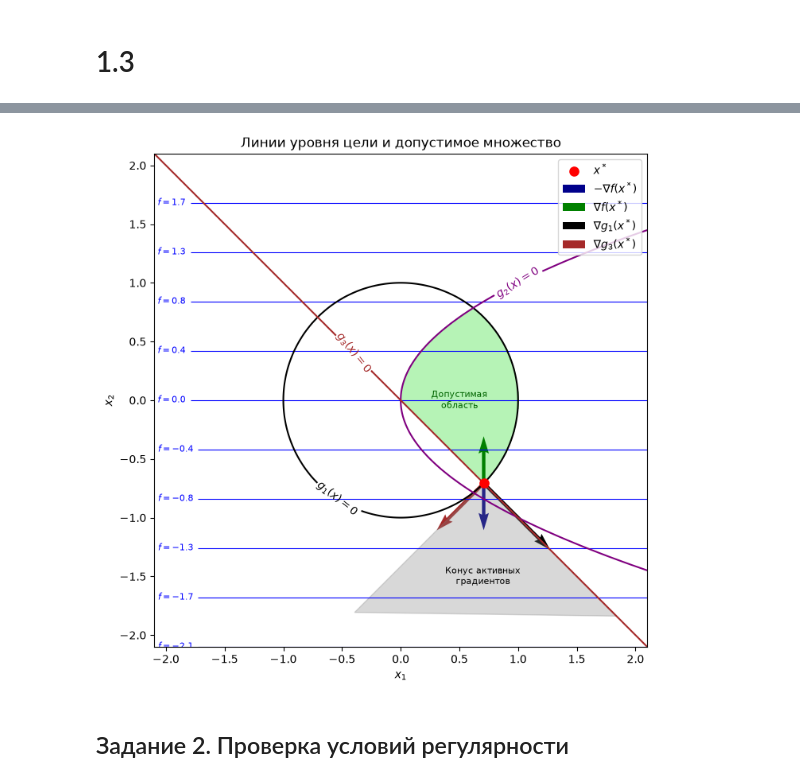
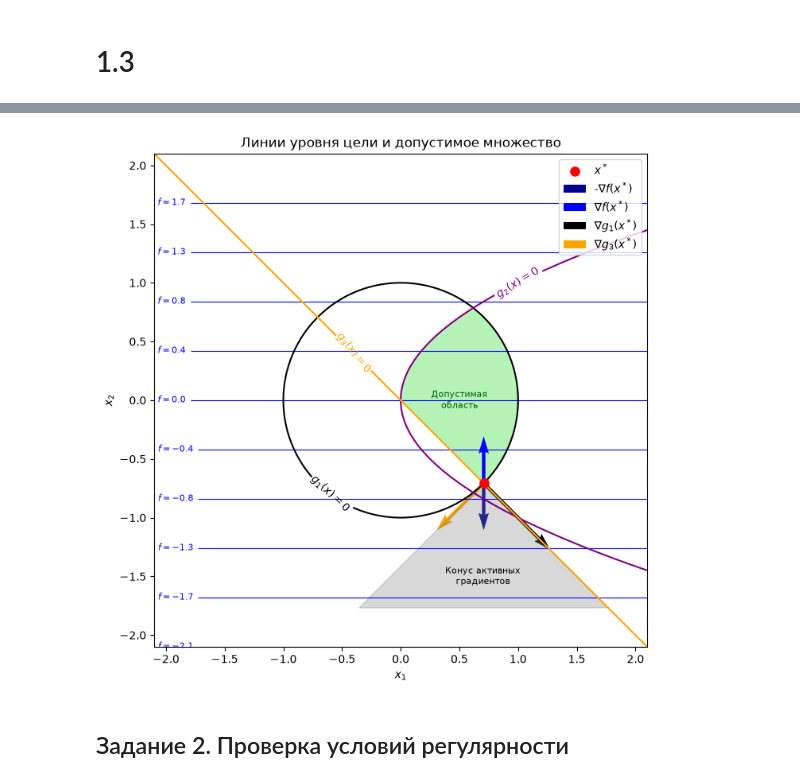
Before and after one commit to mhallan2/metopt, a Jupyter notebook: lab05/lab05.ipynb, the cells around one changed output, grey strips where cells are left out. Saved outputs shown, nothing was run; the diff lists cells and outputs as text; code cells hidden in the pictures.

```diff
--- a/lab05/lab05.ipynb
+++ b/lab05/lab05.ipynb
@@ -29,8 +29,10 @@ KKT-система состоит из четырёх частей:
 # %%
 x1, x2 = sp.symbols("x1 x2", real=True)
 y1, y2, y3 = sp.symbols("y1 y2 y3", nonnegative=True)
+ys = [y1, y2, y3]
 
 f = x2
+
 f_grad = sp.Matrix([sp.diff(f, x) for x in (x1, x2)])
 f_numeric = sp.lambdify((x1, x2), f, "numpy")
 f_grad_numeric = sp.lambdify((x1, x2), f_grad, "numpy")
@@ -39,12 +41,13 @@ g1 = x1**2 + x2**2 - 1
 g2 = -x1 + x2**2
 g3 = -x1 - x2
 
+gs = [g1, g2, g3]
 g_numeric = [sp.lambdify((x1, x2), expr, "numpy") for expr in (g1, g2, g3)]
 g_grad = [sp.Matrix([sp.diff(g, x) for x in (x1, x2)]) for g in (g1, g2, g3)]
 g_grad_numeric = [sp.lambdify((x1, x2), grad, "numpy") for grad in g_grad]
 
 # Регулярная функция Лагранжа: множитель при целевой функции равен 1
-L = f + y1 * g1 + y2 * g2 + y3 * g3
+L = f + sum(y * g for y, g in zip(ys, gs))
 grad_L = [sp.diff(L, x) for x in (x1, x2)]
 
 display(Math("L = " + latex(L)))
@@ -119,14 +131,14 @@ np.random.seed(0)
 
 
 def objective(x):
-    return x[1]
+    return float(f_numeric(*x))
 
 
 num_starts = 3
 dof = 2
 
 # scipy SLSQP задаёт ограничения вида c(x) >= 0
-constraints = [{"type": "ineq", "fun": f} for f in g_numeric]
+constraints = [{"type": "ineq", "fun": lambda x, g = g: -g(*x)} for g in g_numeric]
 
 starts = [np.random.rand(dof) for _ in range(num_starts)]
 
@@ -157,7 +169,8 @@ for i, res in enumerate(results, 1):
 
     y_latex = latex(sp.Matrix([sp.nsimplify(v) for v in res.multipliers]))
     y_star_num = np.array([float(v) for v in y_star.values()])
-    verdict = (
+
+    verdict_y = (
         "Совпадает с аналитическим решением"
         if np.allclose(res.multipliers, y_star_num, atol=1e-3)
         else "Не совпадает с аналитическим решением"
@@ -178,7 +191,7 @@ for i, res in enumerate(results, 1):
     display(
         Math(
             rf"\text{{Множители Лагранжа: }} \mathbf{{y}} \approx {y_latex}"
-            rf"(\text{{{verdict}}})"
+            rf"(\text{{{verdict_y}}})"
         )
     )
     print("-" * 80)
@@ -242,13 +255,20 @@ contours = ax.contour(
 ax.clabel(contours, inline=True, fontsize=8, fmt=r"$f=%1.1f$")
 
 # Границы ограничений
-colors = ["black", "purple", "brown"]
-manual_positions = {1: [(-0.5, -0.8)], 2: [(1, 1)], 3: [(-0.4, 0.4)]}
+colors = {
+    f: "blue",
+    g1: "black",
+    g2: "purple",
+    g3: "orange",
+}
 
-for i, (g, color) in enumerate(zip(g_numeric, colors), 1):
-    Z = g(X1, X2)
+manual_positions = {1: [(-0.6, -0.8)],
+                    2: [(1, 1)],
+                    3: [(-0.4, 0.4)],}
 
-    cs = ax.contour(X1, X2, Z, levels=[0], colors=[color])
+for i, g in enumerate(gs, 1):
+    Z = g_numeric[i - 1](X1, X2)
+    cs = ax.contour(X1, X2, Z, levels=[0], colors=[colors[g]])
 
     ax.clabel(
         cs,
@@ -262,10 +282,21 @@ for i, (g, color) in enumerate(zip(g_numeric, colors), 1):
 ax.scatter(*x_star_num, color="red", s=65, zorder=5, label="$x^*$")
 
 # Градиенты цели и активных ограничений в x*
-grads = {"f": f_grad_numeric, "g_1": g_grad_numeric[0], "g_3": g_grad_numeric[2]}
+grads = {
+    f: f_grad_numeric,
+    g1: g_grad_numeric[0],
+    #g2 не активно
+    g3: g_grad_numeric[2],
+}
+
+gradient_labels = {
+    f: r"$\nabla f(x^*)$",
+    g1: r"$\nabla g_1(x^*)$",
+    g3: r"$\nabla g_3(x^*)$",
+}
 
 # -grad f в точке x*
-neg_grad_f = -grads["f"](*x_star_num)
+neg_grad_f = -grads[f](*x_star_num)
 ax.quiver(
     *x_star_num,
     *neg_grad_f,
@@ -274,12 +305,10 @@ ax.quiver(
     scale=2.5,
     color="darkblue",
     width=0.007,
-    label="$-\\nabla f(x^*)$",
+    label=f"-{gradient_labels[f]}",
 )
 
-colors_grad = ["green", "black", "brown"]
-
-for (expr, grad), color in zip(grads.items(), colors_grad):
+for expr, grad in grads.items():
     grad_num = np.array(grad(*x_star_num), dtype=float).flatten()
     ax.quiver(
         *x_star_num,
@@ -287,40 +316,44 @@ for (expr, grad), color in zip(grads.items(), colors_grad):
         angles="xy",
         scale_units="xy",
         scale=2.5,
-        color=color,
+        color=colors[expr],
         width=0.007,
-        label=rf"$\nabla {expr}(x^*)$",
+        label=gradient_labels[expr],
     )
 
 # Конус, натянутый на активные градиенты в x*
-v1 = np.array(grads["g_1"](*x_star_num), dtype=float).flatten()
-v3 = np.array(grads["g_3"](*x_star_num), dtype=float).flatten()
-cone_vertices = [x_star_num, x_star_num + v1 * 0.8, x_star_num + v3 * 1.1]
+v1 = np.array(grads[g1](*x_star_num), dtype=float).flatten()
+v3 = np.array(grads[g3](*x_star_num), dtype=float).flatten()
+cone_vertices = [
+    x_star_num,
+    x_star_num + v1 / np.linalg.norm(v1) * 1.5,
+    x_star_num + v3 / np.linalg.norm(v3) * 1.5,
+]
 cone = Polygon(cone_vertices, closed=True, color="gray", alpha=0.3)
 ax.add_patch(cone)
 
 ax.text(
     0.7,
     -1.5,
     "Конус активных\nградиентов",
     fontsize=8,
     ha="center",
     va="center",
     color="black",
 )
 
 ax.set(
     xlabel="$x_1$",
     ylabel="$x_2$",
     xlim=(-limit, limit),
     ylim=(-limit, limit),
     title="Линии уровня цели и допустимое множество",
 )
 ax.set_aspect("equal")
 ax.legend(loc="upper right")
 plt.show()
 # %% [output]
-[figure, old version]
+[figure, new version]
 # %% [markdown]
 ## Задание 2. Проверка условий регулярности
 # %%
```
Also changed, not shown: parts of 7 cells of this notebook.
